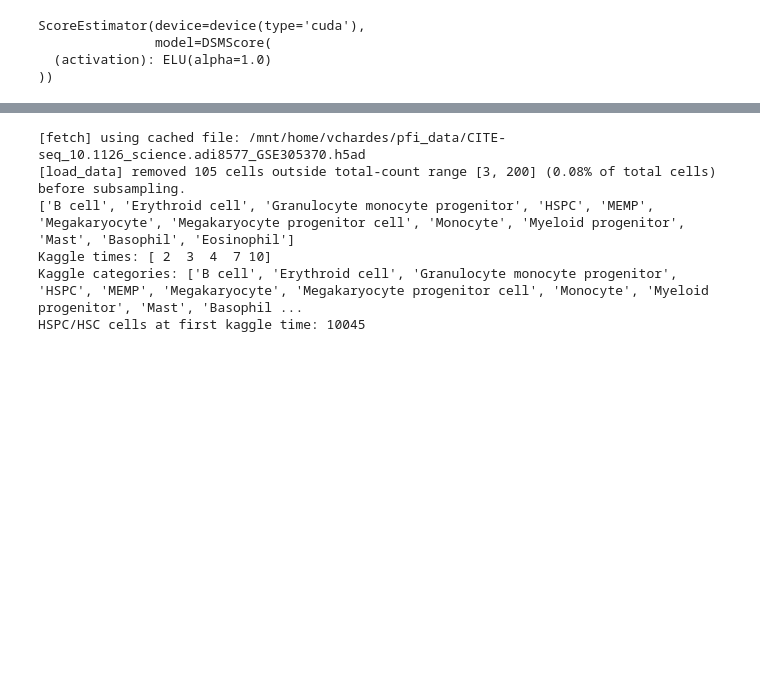
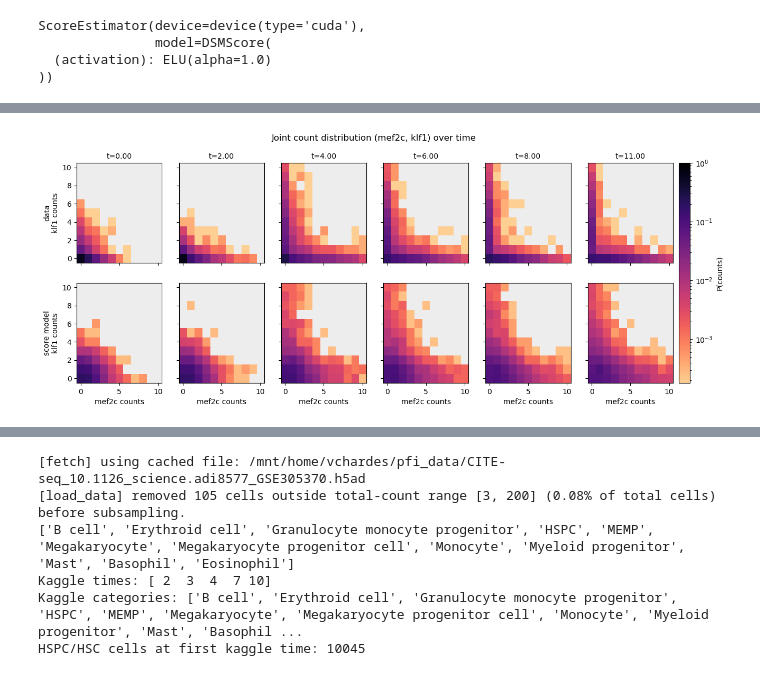
Before and after one commit to vchz/pfi, a Jupyter notebook: examples/hsc_generalization_sample.ipynb, the cells around one changed output, grey strips where cells are left out. Cells and saved outputs as stored; diff of their text form; code cells hidden in the pictures; blank space fills up the shorter version.

```diff
--- a/examples/hsc_generalization_sample.ipynb
+++ b/examples/hsc_generalization_sample.ipynb
@@ -153,0 +153,80 @@ ED per time: [0.18528748 0.2920475  0.05970573 0.07174015 0.11985111 0.08775711]
+# %%
+# Deformation of the distribution in COUNT space over time: P(counts) for the two
+# most differentially expressed genes between erythrocytes and megakaryocytes.
+#
+# The gene pair is picked from the data, not by hand: at the last time point we
+# size-normalize the counts (divide by the per-cell total, rescale to the median
+# total) so the comparison is not driven by library size, then rank genes by the
+# log2 fold change between Ery (Ery1/Ery2) and Mk (Mk1/Mk2) cells. The top
+# Ery-high gene is the y axis, the top Mk-high gene is the x axis, so the two
+# fates sit in opposite corners and the split shows up as mass moving off the
+# diagonal into two lobes.
+#
+# Counts are small integers, so the joint pmf is plotted exactly: one bin per
+# integer count, log color scale. vmin is set to the one-cell resolution limit
+# (1/n) -- anything rarer than a single cell is not resolved anyway. Empty
+# states (P = 0) are drawn light grey so they read as "no cell here" rather than
+# as low density.
+
+from matplotlib.colors import LogNorm, ListedColormap
+
+# ---------------- pick the two most differentially expressed genes ----------------
+train_categories = list(cell_types.cat.categories)
+ct_to_int = {ct: i for i, ct in enumerate(train_categories)}
+ind_Ery_de = np.where(np.isin(ind_array[-1], [ct_to_int['Ery1'], ct_to_int['Ery2']]))[0]
+ind_Mk_de = np.where(np.isin(ind_array[-1], [ct_to_int['Mk1'], ct_to_int['Mk2']]))[0]
+
+C_last = samples[-1, :, :ndim].astype(float)
+tot = np.maximum(C_last.sum(axis=1, keepdims=True), 1.0)
+C_norm = C_last / tot * np.median(tot)  # size-normalized counts
+lfc = np.log2((1.0 + C_norm[ind_Ery_de].mean(axis=0)) / (1.0 + C_norm[ind_Mk_de].mean(axis=0)))
+
+gy = int(np.argmax(lfc))  # erythroid-high gene  -> y axis
+gx = int(np.argmin(lfc))  # megakaryocyte-high gene -> x axis
+
+order = np.argsort(lfc)
+print(f'Ery cells: {len(ind_Ery_de)}   Mk cells: {len(ind_Mk_de)}')
+print('log2 FC (Ery / Mk), most Mk-high first:')
+for i in list(order[:4]) + ['...'] + list(order[-4:]):
+    print('   ...' if i == '...' else f'  {genes[i]:>8s} : {lfc[i]:+.2f}')
+print(f'\nselected pair: x = {genes[gx]} (Mk-high), y = {genes[gy]} (Ery-high)')
+
+# ---------------- joint count distribution over time ----------------
+t_all = np.sort(np.unique(X[:, -1]))
+data_t = [X[np.isclose(X[:, -1], t)][:, :ndim] for t in t_all]
+gen_t = [X_gen[np.isclose(X_gen[:, -1], t)][:, :ndim] for t in t_all]
+
+cmax = int(np.percentile(np.concatenate([d[:, [gx, gy]].ravel() for d in data_t]), 99.5))
+cmax = max(cmax, 3)
+edges = np.arange(-0.5, cmax + 1.5, 1.0)  # one bin per integer count
+
+n_min = min(len(d) for d in data_t + gen_t)
+norm = LogNorm(vmin=1.0 / n_min, vmax=1.0)
+
+# perceptually uniform, light -> dark, and the pale end is trimmed so the lowest
+# resolved density is still distinguishable from the empty (P = 0) cells.
+# other good picks here: 'rocket_r'/'mako_r' (seaborn), 'cividis_r', 'YlGnBu'
+cmap = ListedColormap(plt.get_cmap('magma_r')(np.linspace(0.10, 1.0, 256)))
+cmap.set_bad('#ededed')
+
+nT = len(t_all)
+fig, axes = plt.subplots(2, nT, figsize=(2.5 * nT, 5.4), sharex=True, sharey=True,
+                         squeeze=False)
+for k, t in enumerate(t_all):
+    for r, (src, lab) in enumerate([(data_t[k], 'data'), (gen_t[k], 'score model')]):
+        H, _, _ = np.histogram2d(src[:, gx], src[:, gy], bins=[edges, edges], density=True)
+        ax = axes[r, k]
+        im = ax.imshow(np.where(H.T > 0, H.T, np.nan), origin='lower',
+                       extent=[edges[0], edges[-1], edges[0], edges[-1]],
+                       norm=norm, cmap=cmap, aspect='auto', interpolation='nearest')
+        if r == 0:
+            ax.set_title(f't={t:.2f}', fontsize=10)
+        if k == 0:
+            ax.set_ylabel(f'{lab}\n{genes[gy]} counts')
+        if r == 1:
+            ax.set_xlabel(f'{genes[gx]} counts')
+
+fig.colorbar(im, ax=axes.ravel().tolist(), fraction=0.02, pad=0.01, label='P(counts)')
+fig.suptitle(f'Joint count distribution ({genes[gx]}, {genes[gy]}) over time', y=0.98)
+plt.show()
+# %% [output]
@@ -154,3 +246,4 @@ ED per time: [0.18528748 0.2920475  0.05970573 0.07174015 0.11985111 0.08775711]
+[figure, added]
 # %%
 from pfi.flow.couplings import pairwise_OT
 from pfi.utils.data import snapshots_from_X
```
Also changed, not shown: parts of 10 cells of this notebook, 7 other files.
